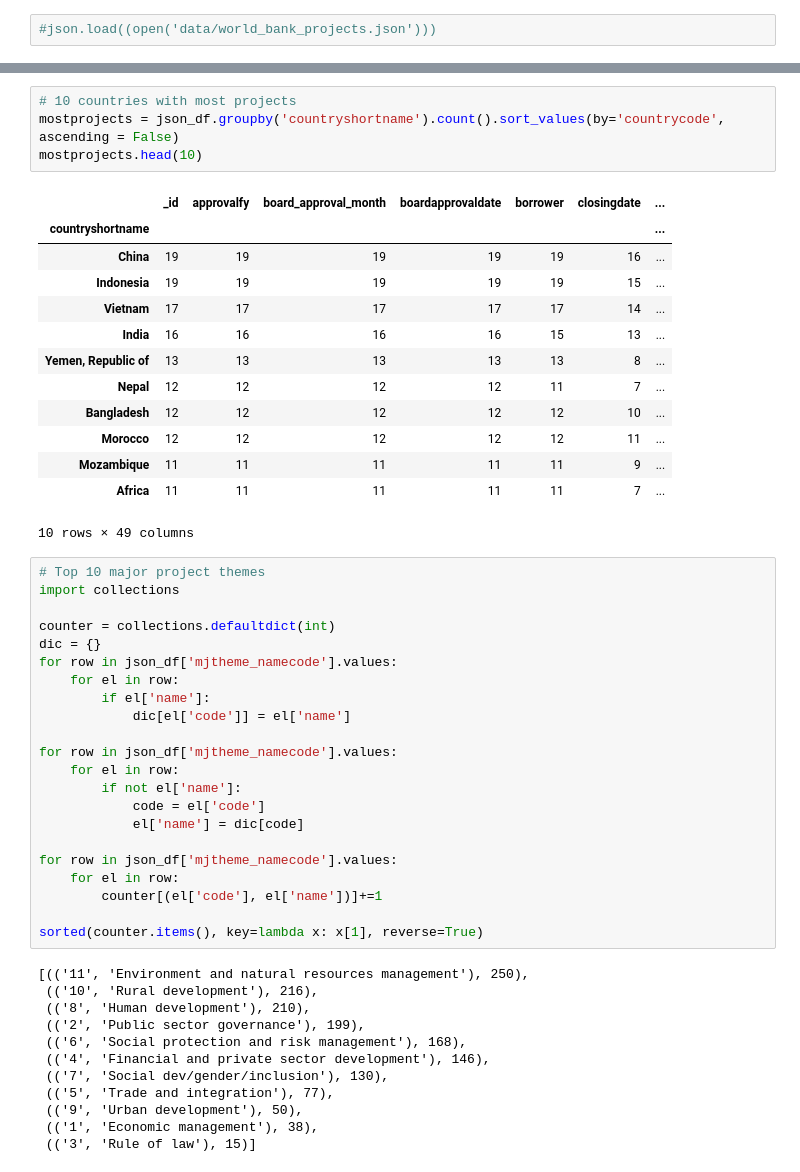
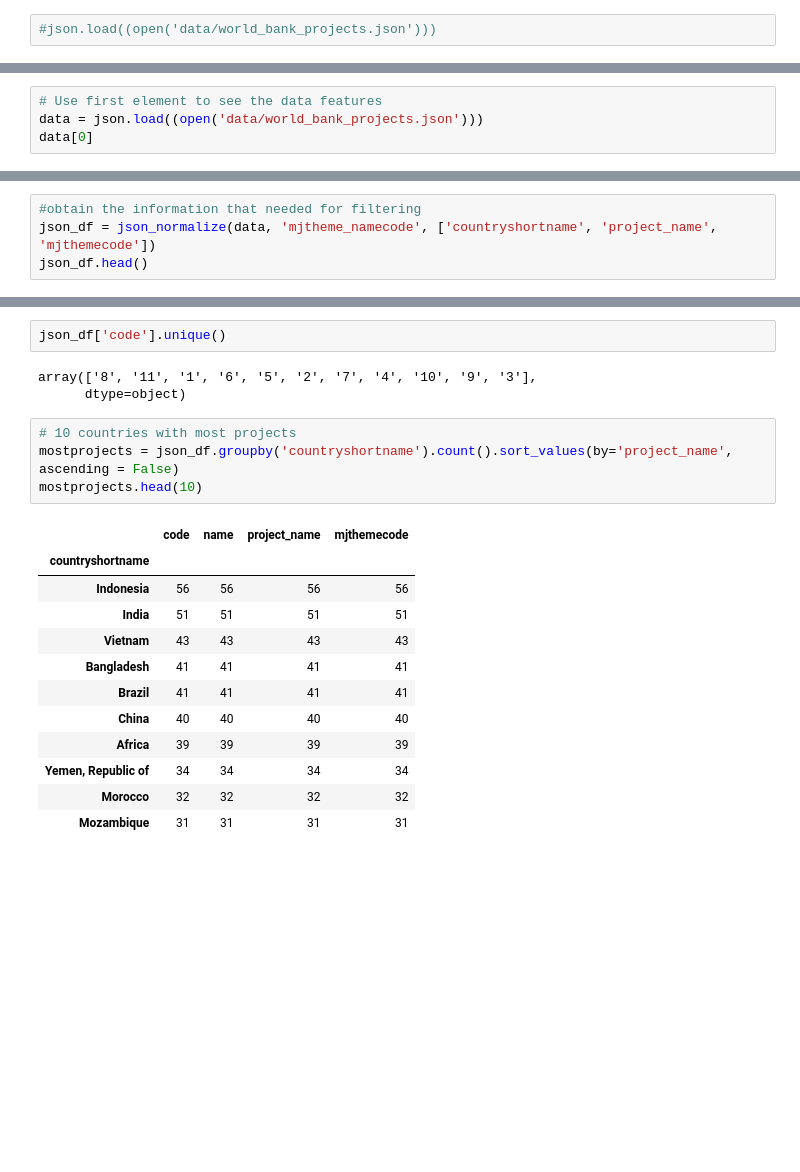
Before and after one commit to jacquelineguo/Springboard, a Jupyter notebook: sliderule_dsi_json_exercise.ipynb, the cells around one changed output, grey strips where cells are left out. Drawn from its saved outputs; the diff is of its cells as text; blank space fills up the shorter version.

```diff
--- a/sliderule_dsi_json_exercise.ipynb
+++ b/sliderule_dsi_json_exercise.ipynb
@@ -90,0 +117,4 @@ json_df.head()
+# %%
+# Use first element to see the data features
+data = json.load((open('data/world_bank_projects.json')))
+data[0]
@@ -90,0 +139,4 @@ json_df.head()
+# %%
+#obtain the information that needed for filtering
+json_df = json_normalize(data, 'mjtheme_namecode', ['countryshortname', 'project_name', 'mjthemecode'])
+json_df.head()
@@ -91,52 +150,22 @@ json_df.head()
+# %%
+json_df['code'].unique()
+# %% [output]
+array(['8', '11', '1', '6', '5', '2', '7', '4', '10', '9', '3'],
+      dtype=object)
 # %%
 # 10 countries with most projects
-mostprojects = json_df.groupby('countryshortname').count().sort_values(by='countrycode', ascending = False)
+mostprojects = json_df.groupby('countryshortname').count().sort_values(by='project_name', ascending = False)
 mostprojects.head(10)
 # %% [output]
-|  | _id | approvalfy | board_approval_month | boardapprovaldate | borrower | closingdate | ... |
-| countryshortname |  |  |  |  |  |  | ... |
-| China | 19 | 19 | 19 | 19 | 19 | 16 | ... |
-| Indonesia | 19 | 19 | 19 | 19 | 19 | 15 | ... |
-| Vietnam | 17 | 17 | 17 | 17 | 17 | 14 | ... |
-| India | 16 | 16 | 16 | 16 | 15 | 13 | ... |
-| Yemen, Republic of | 13 | 13 | 13 | 13 | 13 | 8 | ... |
-| Nepal | 12 | 12 | 12 | 12 | 11 | 7 | ... |
-| Bangladesh | 12 | 12 | 12 | 12 | 12 | 10 | ... |
-| Morocco | 12 | 12 | 12 | 12 | 12 | 11 | ... |
-| Mozambique | 11 | 11 | 11 | 11 | 11 | 9 | ... |
-| Africa | 11 | 11 | 11 | 11 | 11 | 7 | ... |
+|  | code | name | project_name | mjthemecode |
+| countryshortname |  |  |  |  |
+| Indonesia | 56 | 56 | 56 | 56 |
+| India | 51 | 51 | 51 | 51 |
+| Vietnam | 43 | 43 | 43 | 43 |
+| Bangladesh | 41 | 41 | 41 | 41 |
+| Brazil | 41 | 41 | 41 | 41 |
+| China | 40 | 40 | 40 | 40 |
+| Africa | 39 | 39 | 39 | 39 |
+| Yemen, Republic of | 34 | 34 | 34 | 34 |
+| Morocco | 32 | 32 | 32 | 32 |
+| Mozambique | 31 | 31 | 31 | 31 |
-10 rows × 49 columns
-# %%
-# Top 10 major project themes
-import collections
-
-counter = collections.defaultdict(int)
-dic = {}
-for row in json_df['mjtheme_namecode'].values:
-    for el in row:
-        if el['name']:
-            dic[el['code']] = el['name']
-
-for row in json_df['mjtheme_namecode'].values:
-    for el in row:
-        if not el['name']:
-            code = el['code']
-            el['name'] = dic[code]
-
-for row in json_df['mjtheme_namecode'].values:
-    for el in row:
-        counter[(el['code'], el['name'])]+=1
-
-sorted(counter.items(), key=lambda x: x[1], reverse=True)
-# %% [output]
-[(('11', 'Environment and natural resources management'), 250),
- (('10', 'Rural development'), 216),
- (('8', 'Human development'), 210),
- (('2', 'Public sector governance'), 199),
- (('6', 'Social protection and risk management'), 168),
- (('4', 'Financial and private sector development'), 146),
- (('7', 'Social dev/gender/inclusion'), 130),
- (('5', 'Trade and integration'), 77),
- (('9', 'Urban development'), 50),
- (('1', 'Economic management'), 38),
- (('3', 'Rule of law'), 15)]
```
Also changed, not shown: parts of 9 cells of this notebook.
